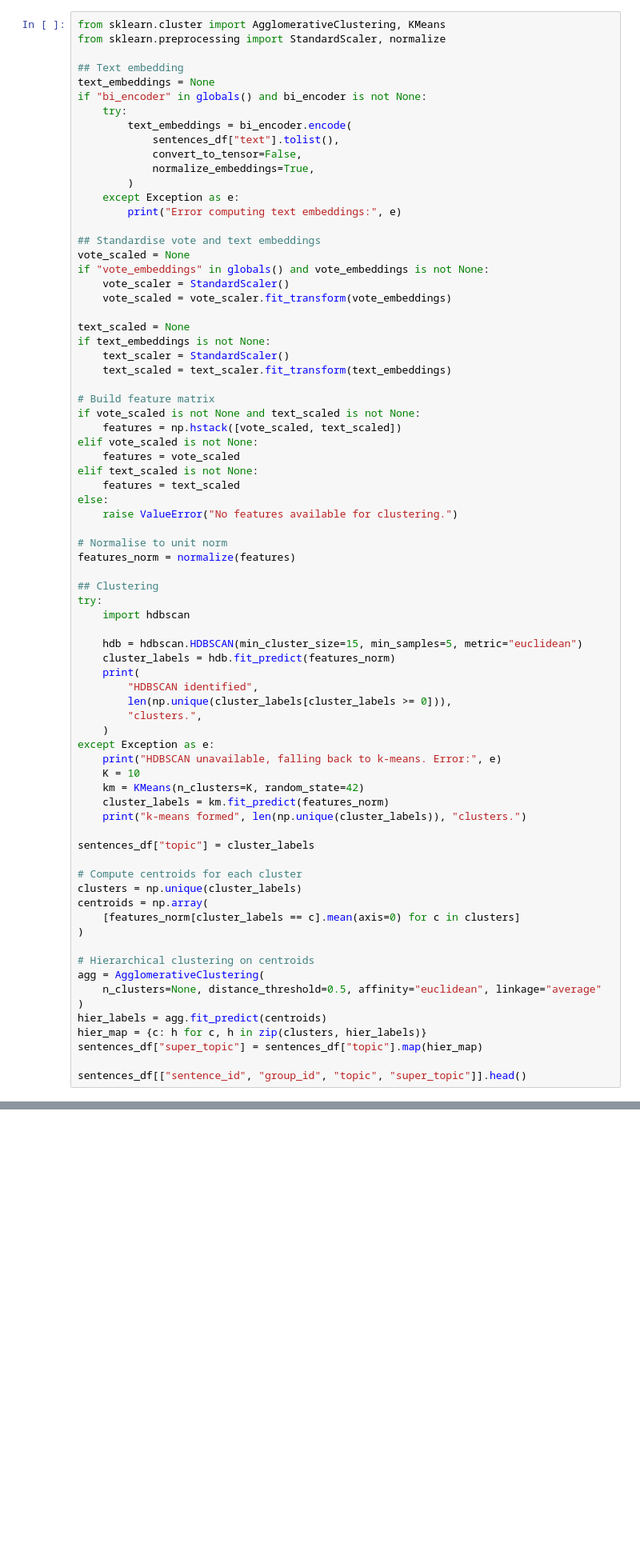
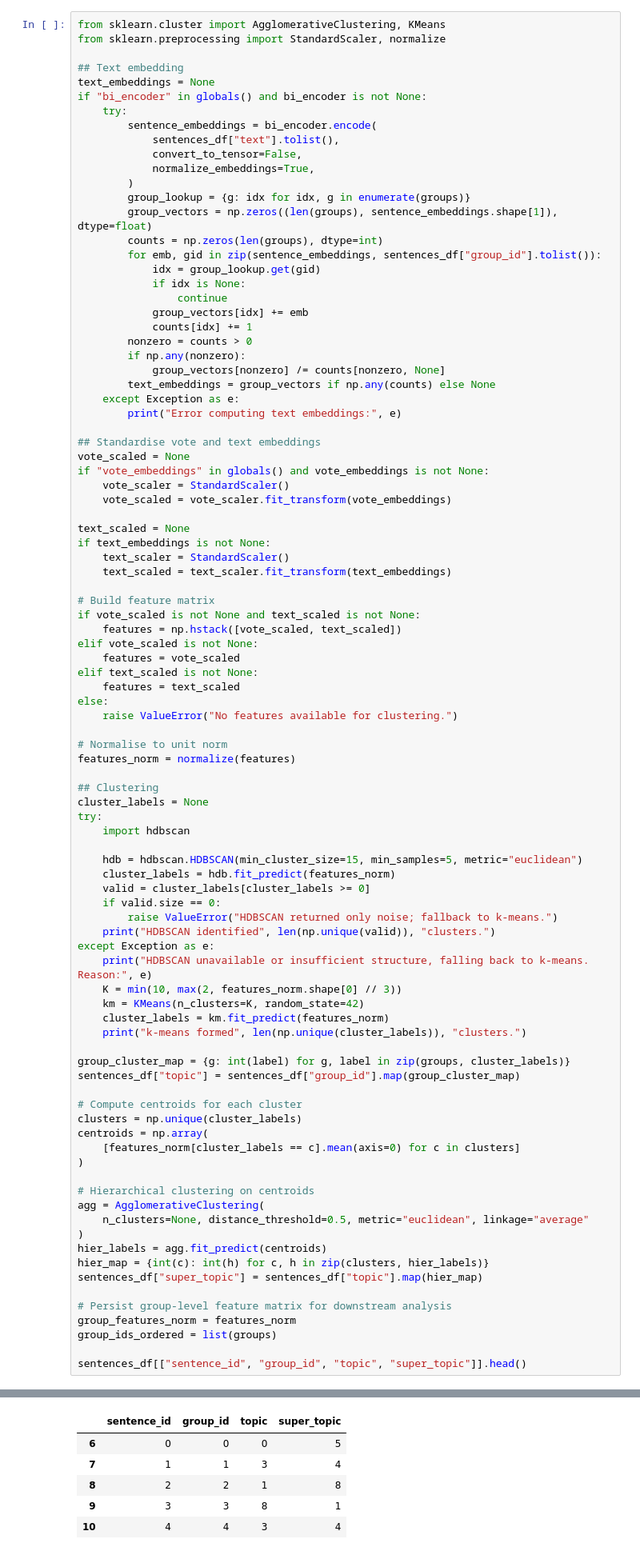
Before and after one commit to yananlong/taking_stock_facct, a Jupyter notebook: sentences_topic_pipeline.ipynb, the cells around one changed output, grey strips where cells are left out. Shown at 80% size. Drawn from its saved outputs; the diff is of its cells as text; blank space fills up the shorter version.

```diff
--- a/sentences_topic_pipeline.ipynb
+++ b/sentences_topic_pipeline.ipynb
@@ -363,11 +590,24 @@ from sklearn.preprocessing import StandardScaler, normalize
 text_embeddings = None
 if "bi_encoder" in globals() and bi_encoder is not None:
     try:
-        text_embeddings = bi_encoder.encode(
+        sentence_embeddings = bi_encoder.encode(
             sentences_df["text"].tolist(),
             convert_to_tensor=False,
             normalize_embeddings=True,
         )
+        group_lookup = {g: idx for idx, g in enumerate(groups)}
+        group_vectors = np.zeros((len(groups), sentence_embeddings.shape[1]), dtype=float)
+        counts = np.zeros(len(groups), dtype=int)
+        for emb, gid in zip(sentence_embeddings, sentences_df["group_id"].tolist()):
+            idx = group_lookup.get(gid)
+            if idx is None:
+                continue
+            group_vectors[idx] += emb
+            counts[idx] += 1
+        nonzero = counts > 0
+        if np.any(nonzero):
+            group_vectors[nonzero] /= counts[nonzero, None]
+        text_embeddings = group_vectors if np.any(counts) else None
     except Exception as e:
         print("Error computing text embeddings:", e)
 
@@ -396,24 +636,25 @@ else:
 features_norm = normalize(features)
 
 ## Clustering
+cluster_labels = None
 try:
     import hdbscan
 
     hdb = hdbscan.HDBSCAN(min_cluster_size=15, min_samples=5, metric="euclidean")
     cluster_labels = hdb.fit_predict(features_norm)
-    print(
-        "HDBSCAN identified",
-        len(np.unique(cluster_labels[cluster_labels >= 0])),
-        "clusters.",
-    )
+    valid = cluster_labels[cluster_labels >= 0]
+    if valid.size == 0:
+        raise ValueError("HDBSCAN returned only noise; fallback to k-means.")
+    print("HDBSCAN identified", len(np.unique(valid)), "clusters.")
 except Exception as e:
-    print("HDBSCAN unavailable, falling back to k‑means. Error:", e)
-    K = 10
+    print("HDBSCAN unavailable or insufficient structure, falling back to k-means. Reason:", e)
+    K = min(10, max(2, features_norm.shape[0] // 3))
     km = KMeans(n_clusters=K, random_state=42)
     cluster_labels = km.fit_predict(features_norm)
-    print("k‑means formed", len(np.unique(cluster_labels)), "clusters.")
+    print("k-means formed", len(np.unique(cluster_labels)), "clusters.")
 
-sentences_df["topic"] = cluster_labels
+group_cluster_map = {g: int(label) for g, label in zip(groups, cluster_labels)}
+sentences_df["topic"] = sentences_df["group_id"].map(group_cluster_map)
 
 # Compute centroids for each cluster
 clusters = np.unique(cluster_labels)
@@ -423,10 +664,15 @@ centroids = np.array(
 
 # Hierarchical clustering on centroids
 agg = AgglomerativeClustering(
-    n_clusters=None, distance_threshold=0.5, affinity="euclidean", linkage="average"
+    n_clusters=None, distance_threshold=0.5, metric="euclidean", linkage="average"
 )
 hier_labels = agg.fit_predict(centroids)
-hier_map = {c: h for c, h in zip(clusters, hier_labels)}
+hier_map = {int(c): int(h) for c, h in zip(clusters, hier_labels)}
 sentences_df["super_topic"] = sentences_df["topic"].map(hier_map)
 
+# Persist group-level feature matrix for downstream analysis
+group_features_norm = features_norm
+group_ids_ordered = list(groups)
+
 sentences_df[["sentence_id", "group_id", "topic", "super_topic"]].head()
+# %% [output]
@@ -433,3 +681,9 @@ sentences_df[["sentence_id", "group_id", "topic", "super_topic"]].head()
+|  | sentence_id | group_id | topic | super_topic |
+| 6 | 0 | 0 | 0 | 5 |
+| 7 | 1 | 1 | 3 | 4 |
+| 8 | 2 | 2 | 1 | 8 |
+| 9 | 3 | 3 | 8 | 1 |
+| 10 | 4 | 4 | 3 | 4 |
 # %% [markdown]
 ## 5. Topic Labeling and Social Statistics
 
```
Also changed, not shown: parts of 12 cells of this notebook, 8 other files.
